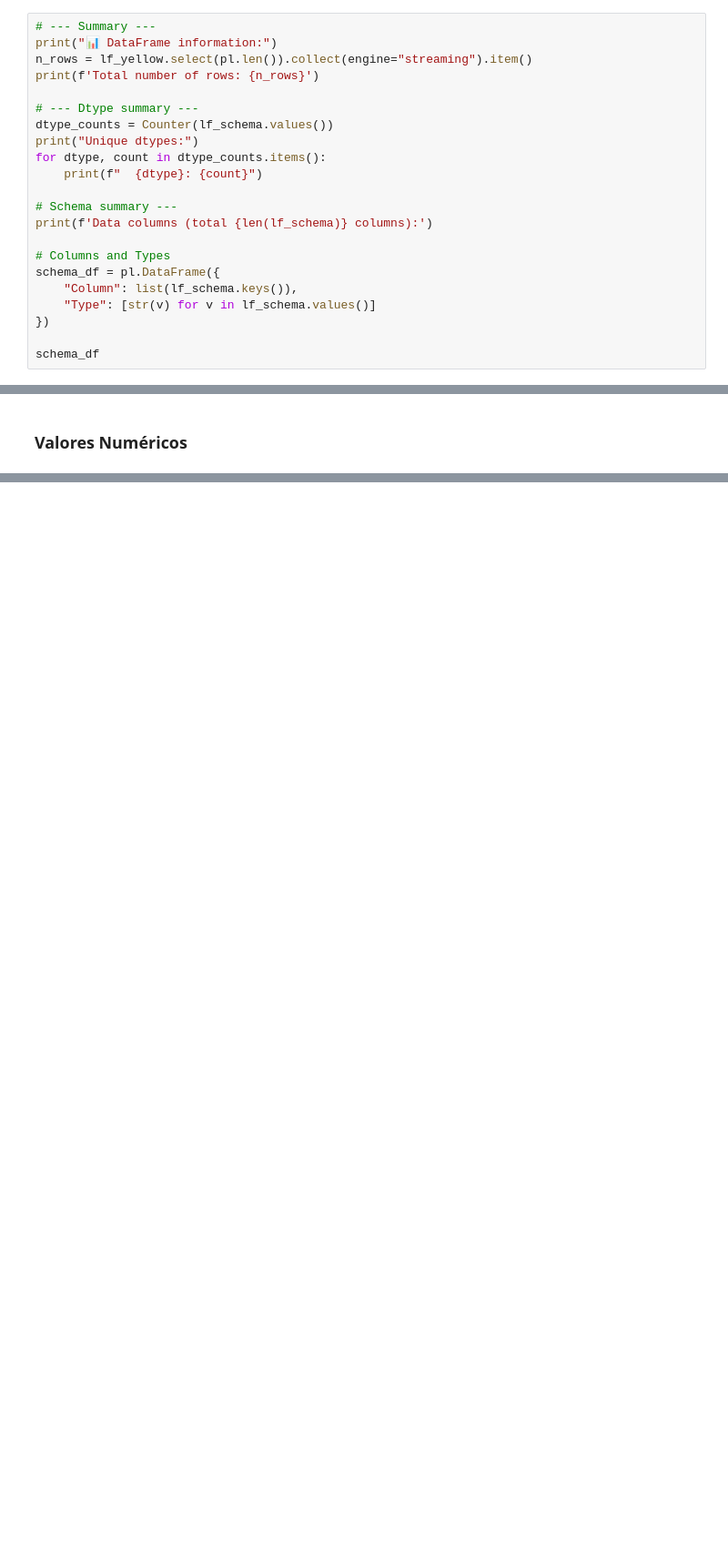
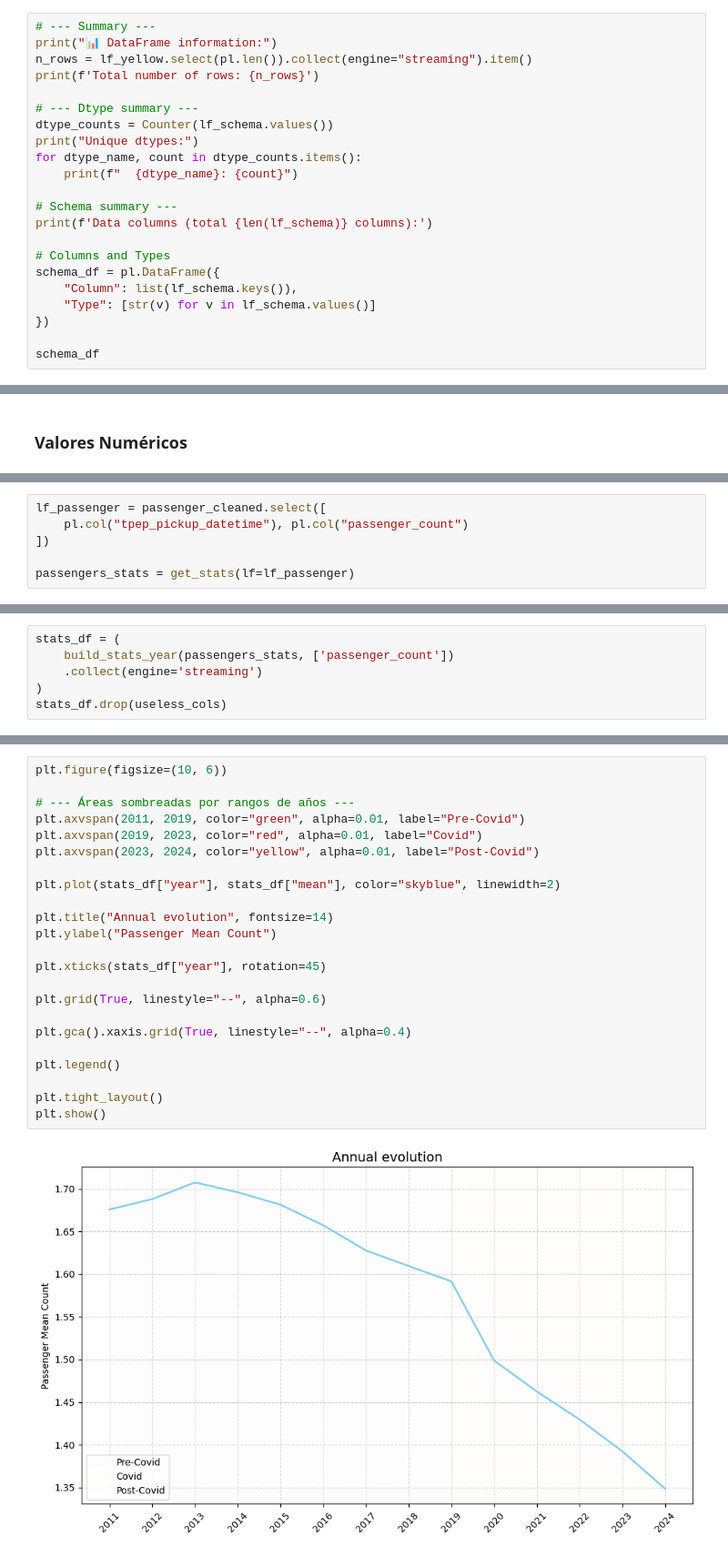
Before and after one commit to ImanolMQ/analysis-nyc-taxi, a Jupyter notebook: notebooks/EDA.ipynb, the cells around one changed output, grey strips where cells are left out. Shown at 91% size. Saved outputs shown, nothing was run; the diff lists cells and outputs as text; blank space fills up the shorter version.

```diff
--- a/notebooks/EDA.ipynb
+++ b/notebooks/EDA.ipynb
@@ -594,8 +886,8 @@ print(f'Total number of rows: {n_rows}')
 # --- Dtype summary ---
 dtype_counts = Counter(lf_schema.values())
 print("Unique dtypes:")
-for dtype, count in dtype_counts.items():
-    print(f"  {dtype}: {count}")
+for dtype_name, count in dtype_counts.items():
+    print(f"  {dtype_name}: {count}")
 
 # Schema summary ---
 print(f'Data columns (total {len(lf_schema)} columns):')
@@ -889,0 +1407,6 @@ shape: (20, 13)
+# %%
+lf_passenger = passenger_cleaned.select([
+    pl.col("tpep_pickup_datetime"), pl.col("passenger_count")
+])
+
+passengers_stats = get_stats(lf=lf_passenger)
@@ -889,0 +1415,6 @@ shape: (20, 13)
+# %%
+stats_df = (
+    build_stats_year(passengers_stats, ['passenger_count'])
+    .collect(engine='streaming')
+)
+stats_df.drop(useless_cols)
@@ -889,0 +1436,25 @@ shape: (20, 13)
+# %%
+plt.figure(figsize=(10, 6))
+
+# --- Áreas sombreadas por rangos de años ---
+plt.axvspan(2011, 2019, color="green", alpha=0.01, label="Pre-Covid")
+plt.axvspan(2019, 2023, color="red", alpha=0.01, label="Covid")
+plt.axvspan(2023, 2024, color="yellow", alpha=0.01, label="Post-Covid")
+
+plt.plot(stats_df["year"], stats_df["mean"], color="skyblue", linewidth=2)
+
+plt.title("Annual evolution", fontsize=14)
+plt.ylabel("Passenger Mean Count")
+
+plt.xticks(stats_df["year"], rotation=45)
+
+plt.grid(True, linestyle="--", alpha=0.6)
+
+plt.gca().xaxis.grid(True, linestyle="--", alpha=0.4)
+
+plt.legend()
+
+plt.tight_layout()
+plt.show()
+# %% [output]
+[figure, added]
```
Also changed, not shown: parts of 49 cells of this notebook.
